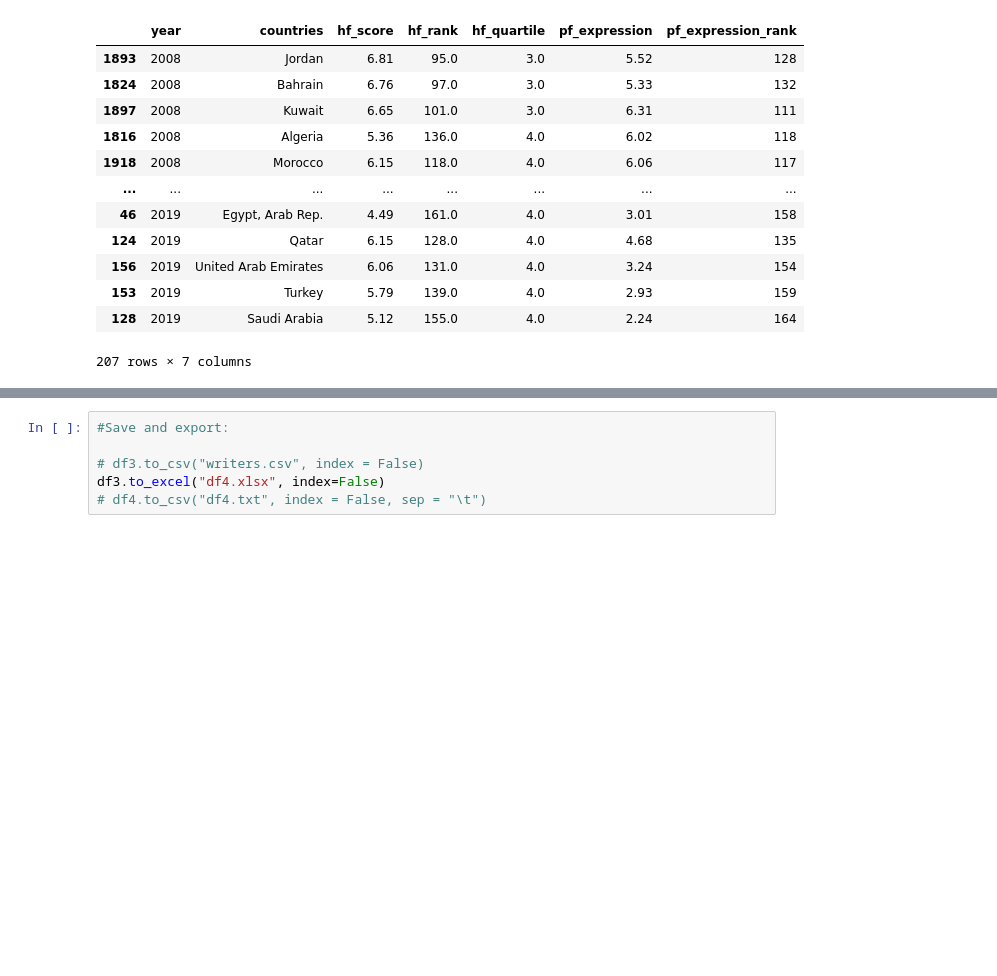
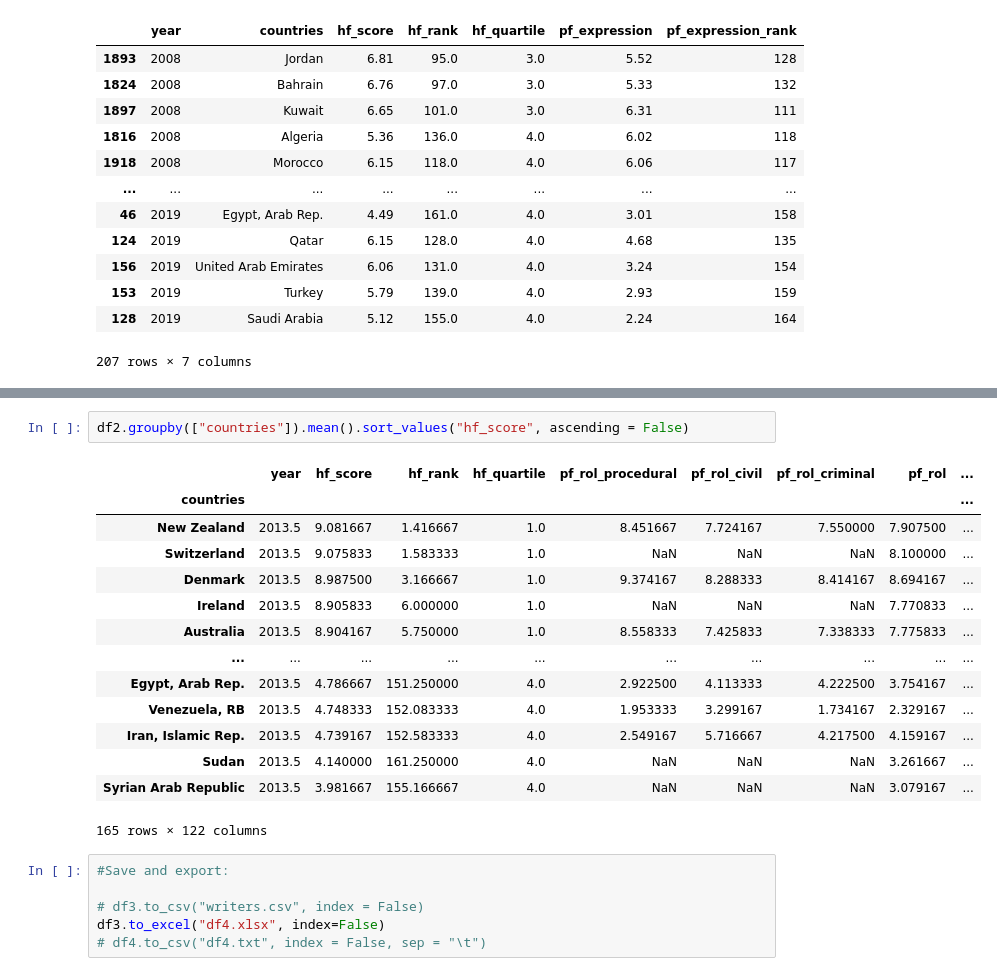
Before and after one commit to NJB7/HumanFreedomIndexProject, a Jupyter notebook: HFIProject.ipynb, the cells around one changed output, grey strips where cells are left out. Cells and saved outputs as stored; diff of their text form; blank space fills up the shorter version.

```diff
--- a/HFIProject.ipynb
+++ b/HFIProject.ipynb
@@ -185,3 +216,20 @@ df7
+# %%
+df2.groupby(["countries"]).mean().sort_values("hf_score", ascending = False)
+# %% [output]
+|  | year | hf_score | hf_rank | hf_quartile | pf_rol_procedural | pf_rol_civil | pf_rol_criminal | pf_rol | ... |
+| countries |  |  |  |  |  |  |  |  | ... |
+| New Zealand | 2013.5 | 9.081667 | 1.416667 | 1.0 | 8.451667 | 7.724167 | 7.550000 | 7.907500 | ... |
+| Switzerland | 2013.5 | 9.075833 | 1.583333 | 1.0 | NaN | NaN | NaN | 8.100000 | ... |
+| Denmark | 2013.5 | 8.987500 | 3.166667 | 1.0 | 9.374167 | 8.288333 | 8.414167 | 8.694167 | ... |
+| Ireland | 2013.5 | 8.905833 | 6.000000 | 1.0 | NaN | NaN | NaN | 7.770833 | ... |
+| Australia | 2013.5 | 8.904167 | 5.750000 | 1.0 | 8.558333 | 7.425833 | 7.338333 | 7.775833 | ... |
+| ... | ... | ... | ... | ... | ... | ... | ... | ... | ... |
+| Egypt, Arab Rep. | 2013.5 | 4.786667 | 151.250000 | 4.0 | 2.922500 | 4.113333 | 4.222500 | 3.754167 | ... |
+| Venezuela, RB | 2013.5 | 4.748333 | 152.083333 | 4.0 | 1.953333 | 3.299167 | 1.734167 | 2.329167 | ... |
+| Iran, Islamic Rep. | 2013.5 | 4.739167 | 152.583333 | 4.0 | 2.549167 | 5.716667 | 4.217500 | 4.159167 | ... |
+| Sudan | 2013.5 | 4.140000 | 161.250000 | 4.0 | NaN | NaN | NaN | 3.261667 | ... |
+| Syrian Arab Republic | 2013.5 | 3.981667 | 155.166667 | 4.0 | NaN | NaN | NaN | 3.079167 | ... |
+165 rows × 122 columns
 # %%
 #Save and export:
 
```
Also changed, not shown: parts of 3 cells of this notebook, 1 other file.
